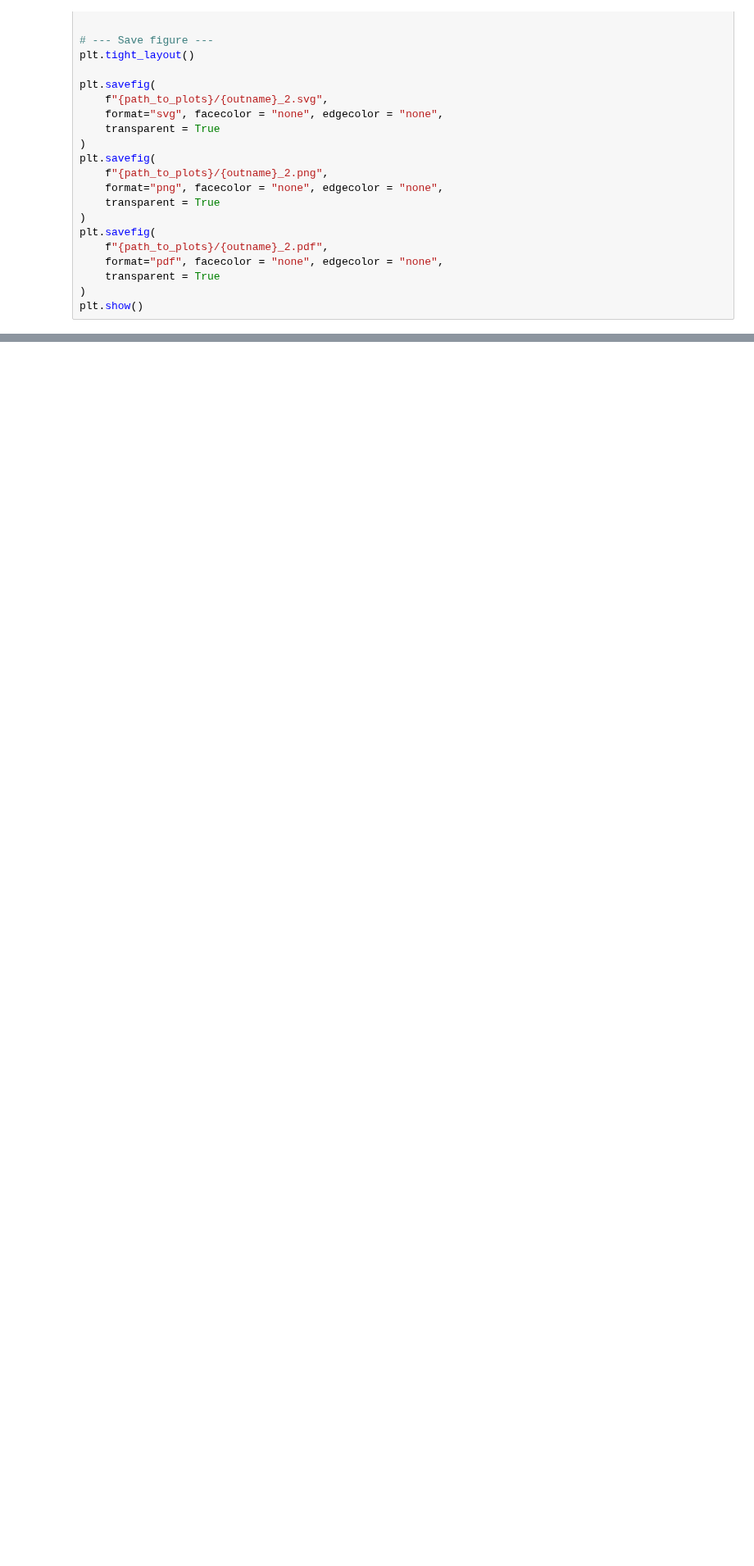
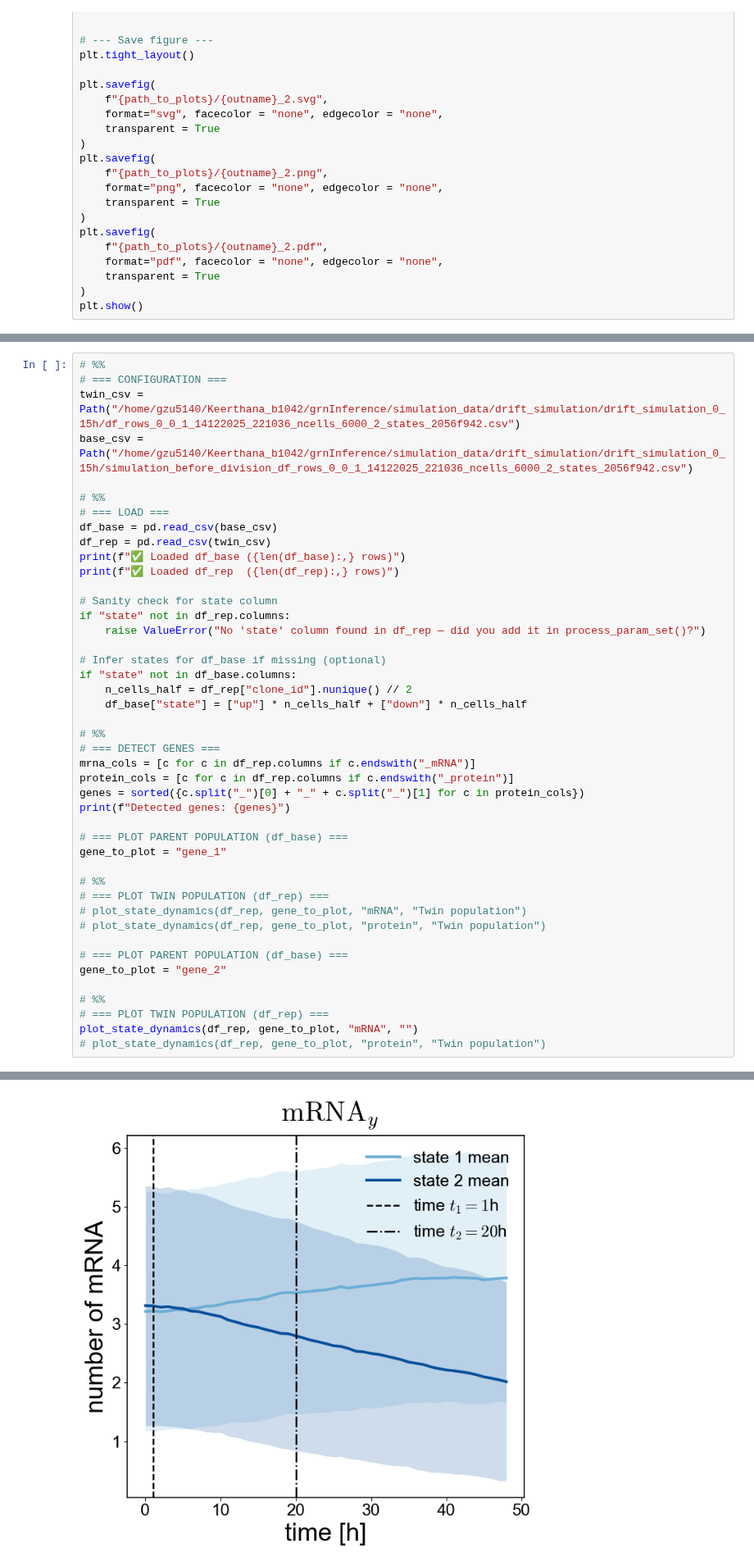
Before and after one commit to GoyalLab/TwINFER, a Jupyter notebook: scripts_to_plot_figures/extended_figures.ipynb, the cells around one changed output, grey strips where cells are left out. Shown at 82% size. Cells and saved outputs as stored; diff of their text form; blank space fills up the shorter version.

```diff
--- a/scripts_to_plot_figures/extended_figures.ipynb
+++ b/scripts_to_plot_figures/extended_figures.ipynb
@@ -1499,0 +1646,45 @@ plt.show()
+# %%
+# %%
+# === CONFIGURATION ===
+twin_csv = Path("/home/gzu5140/Keerthana_b1042/grnInference/simulation_data/drift_simulation/drift_simulation_0_15h/df_rows_0_0_1_14122025_221036_ncells_6000_2_states_2056f942.csv")
+base_csv = Path("/home/gzu5140/Keerthana_b1042/grnInference/simulation_data/drift_simulation/drift_simulation_0_15h/simulation_before_division_df_rows_0_0_1_14122025_221036_ncells_6000_2_states_2056f942.csv")
+
+# %%
+# === LOAD ===
+df_base = pd.read_csv(base_csv)
+df_rep = pd.read_csv(twin_csv)
+print(f"✅ Loaded df_base ({len(df_base):,} rows)")
+print(f"✅ Loaded df_rep  ({len(df_rep):,} rows)")
+
+# Sanity check for state column
+if "state" not in df_rep.columns:
+    raise ValueError("No 'state' column found in df_rep — did you add it in process_param_set()?")
+
+# Infer states for df_base if missing (optional)
+if "state" not in df_base.columns:
+    n_cells_half = df_rep["clone_id"].nunique() // 2
+    df_base["state"] = ["up"] * n_cells_half + ["down"] * n_cells_half
+
+# %%
+# === DETECT GENES ===
+mrna_cols = [c for c in df_rep.columns if c.endswith("_mRNA")]
+protein_cols = [c for c in df_rep.columns if c.endswith("_protein")]
+genes = sorted({c.split("_")[0] + "_" + c.split("_")[1] for c in protein_cols})
+print(f"Detected genes: {genes}")
+
+# === PLOT PARENT POPULATION (df_base) ===
+gene_to_plot = "gene_1"
+
+# %%
+# === PLOT TWIN POPULATION (df_rep) ===
+# plot_state_dynamics(df_rep, gene_to_plot, "mRNA", "Twin population")
+# plot_state_dynamics(df_rep, gene_to_plot, "protein", "Twin population")
+
+# === PLOT PARENT POPULATION (df_base) ===
+gene_to_plot = "gene_2"
+
+# %%
+# === PLOT TWIN POPULATION (df_rep) ===
+plot_state_dynamics(df_rep, gene_to_plot, "mRNA", "")
+# plot_state_dynamics(df_rep, gene_to_plot, "protein", "Twin population")
+# %% [output]
@@ -1499,0 +1698 @@ plt.show()
+[figure, added]
```
Also changed, not shown: parts of 6 cells of this notebook, 6 other files.
